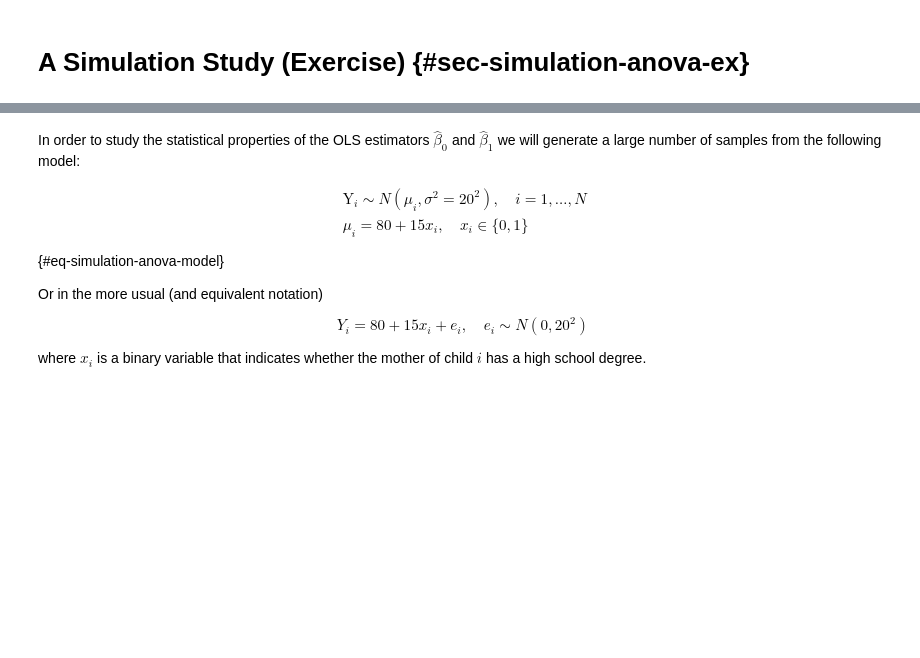
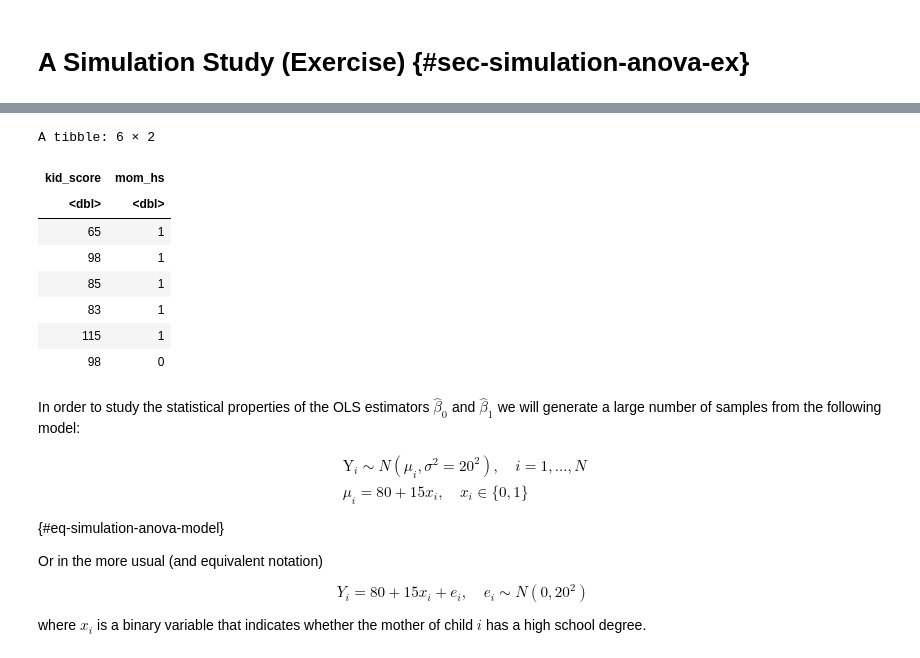
Before and after one commit to febse/econ2026, a Jupyter notebook: 07-Simulation-Tests-Ex.ipynb, the cells around one changed output, grey strips where cells are left out. Saved outputs shown, nothing was run; the diff lists cells and outputs as text; code cells hidden in the pictures; blank space fills up the shorter version.

```diff
--- a/07-Simulation-Tests-Ex.ipynb
+++ b/07-Simulation-Tests-Ex.ipynb
@@ -20,10 +20,10 @@ if (!require("latex2exp")) {
   install.packages("latex2exp")
 }
 
-suppressMessages(library(tidyverse)
-suppressMessages(library(broom)
-suppressMessages(library(patchwork)
+suppressMessages(library(tidyverse))
+suppressMessages(library(broom))
+suppressMessages(library(patchwork))
 
 kids <- read_csv(
-  "https://raw.githubusercontent.com/feb-uni-sofia/econometrics2020-solutions/master/data/childiq.csv") %>%
-  select(kid_score, mom_hs))))
+  "https://raw.githubusercontent.com/feb-uni-sofia/econometrics2020-solutions/master/data/childiq.csv") |>
+  select(kid_score, mom_hs)
@@ -78,0 +38,12 @@ sim_slopes <- sim_coeffs %>% filter(term == "mom_hs")
+# %%
+kids |> head()
+# %% [output]
+A tibble: 6 × 2
+| kid_score | mom_hs |
+| <dbl> | <dbl> |
+| 65 | 1 |
+| 98 | 1 |
+| 85 | 1 |
+| 83 | 1 |
+| 115 | 1 |
+| 98 | 0 |
```
Also changed, not shown: parts of 25 cells of this notebook, 2 other files.
